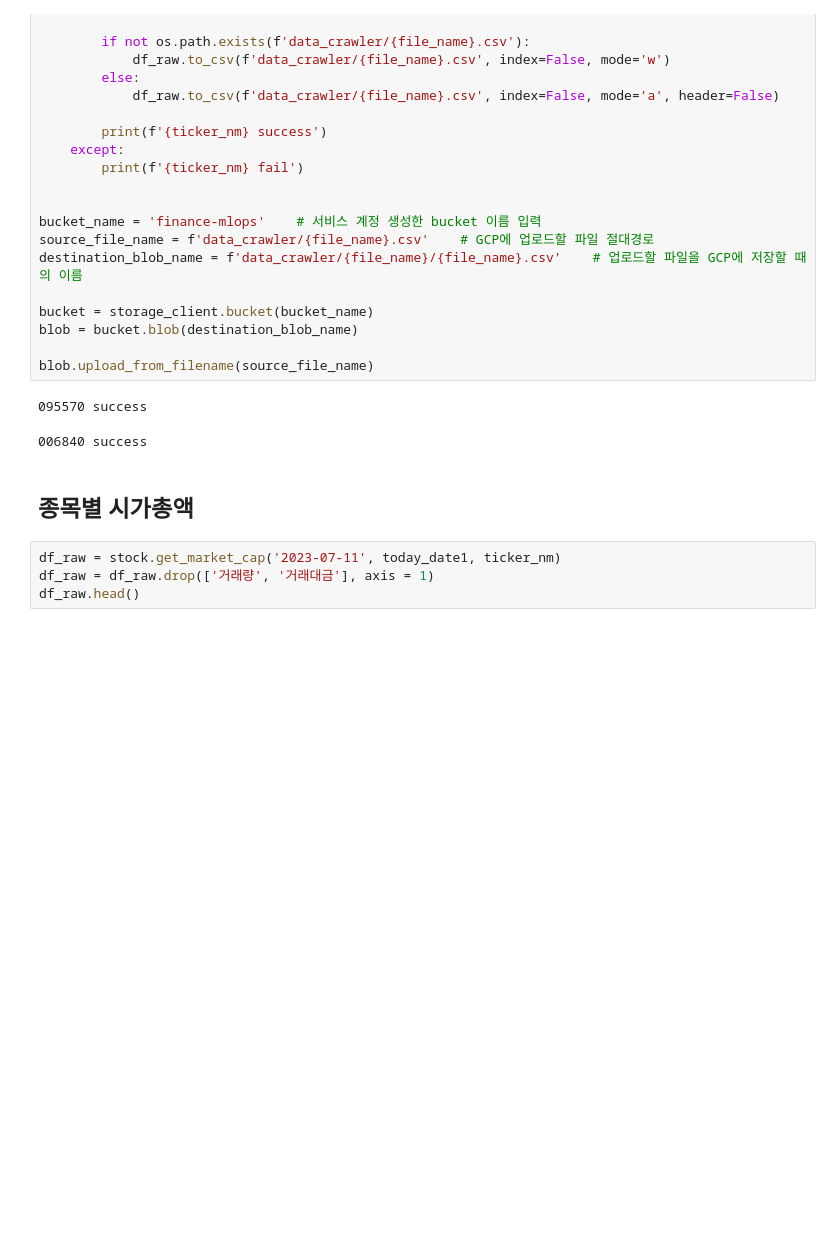
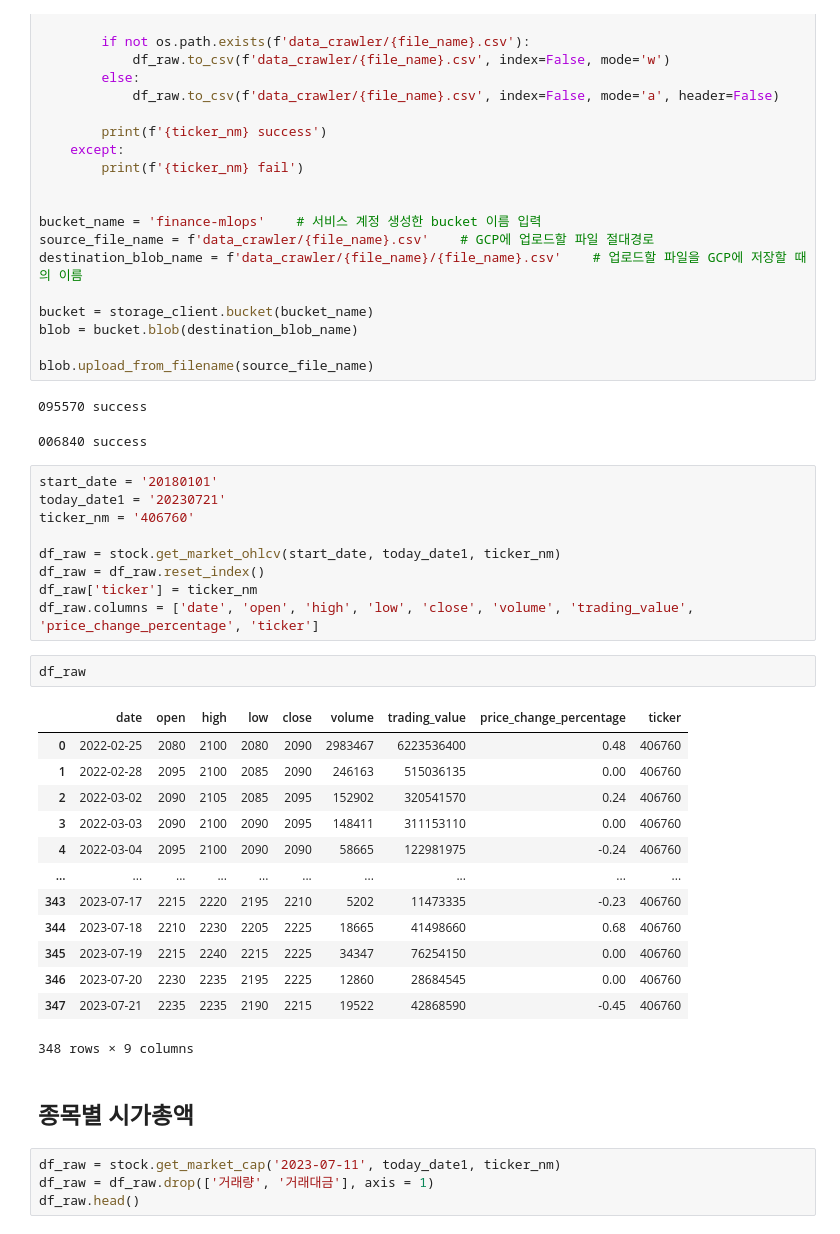
Before and after one commit to Unfinishedgod/finance_mlops, a Jupyter notebook: jupyter/kor_stock_initial.ipynb, the cells around one changed output. Drawn from its saved outputs; the diff is of its cells as text; blank space fills up the shorter version.

```diff
--- a/jupyter/kor_stock_initial.ipynb
+++ b/jupyter/kor_stock_initial.ipynb
@@ -139,6 +139,31 @@ blob.upload_from_filename(source_file_name)
 # %% [output]
 095570 success
 006840 success
+# %%
+start_date = '20180101'
+today_date1 = '20230721'
+ticker_nm = '406760'
+
+df_raw = stock.get_market_ohlcv(start_date, today_date1, ticker_nm)
+df_raw = df_raw.reset_index()
+df_raw['ticker'] = ticker_nm
+df_raw.columns = ['date', 'open', 'high', 'low', 'close', 'volume', 'trading_value', 'price_change_percentage', 'ticker']
+# %%
+df_raw
+# %% [output]
+|  | date | open | high | low | close | volume | trading_value | price_change_percentage | ticker |
+| 0 | 2022-02-25 | 2080 | 2100 | 2080 | 2090 | 2983467 | 6223536400 | 0.48 | 406760 |
+| 1 | 2022-02-28 | 2095 | 2100 | 2085 | 2090 | 246163 | 515036135 | 0.00 | 406760 |
+| 2 | 2022-03-02 | 2090 | 2105 | 2085 | 2095 | 152902 | 320541570 | 0.24 | 406760 |
+| 3 | 2022-03-03 | 2090 | 2100 | 2090 | 2095 | 148411 | 311153110 | 0.00 | 406760 |
+| 4 | 2022-03-04 | 2095 | 2100 | 2090 | 2090 | 58665 | 122981975 | -0.24 | 406760 |
+| ... | ... | ... | ... | ... | ... | ... | ... | ... | ... |
+| 343 | 2023-07-17 | 2215 | 2220 | 2195 | 2210 | 5202 | 11473335 | -0.23 | 406760 |
+| 344 | 2023-07-18 | 2210 | 2230 | 2205 | 2225 | 18665 | 41498660 | 0.68 | 406760 |
+| 345 | 2023-07-19 | 2215 | 2240 | 2215 | 2225 | 34347 | 76254150 | 0.00 | 406760 |
+| 346 | 2023-07-20 | 2230 | 2235 | 2195 | 2225 | 12860 | 28684545 | 0.00 | 406760 |
+| 347 | 2023-07-21 | 2235 | 2235 | 2190 | 2215 | 19522 | 42868590 | -0.45 | 406760 |
+348 rows × 9 columns
 # %% [markdown]
 ## 종목별 시가총액
 # %%
```
Also changed, not shown: 3 other files.
